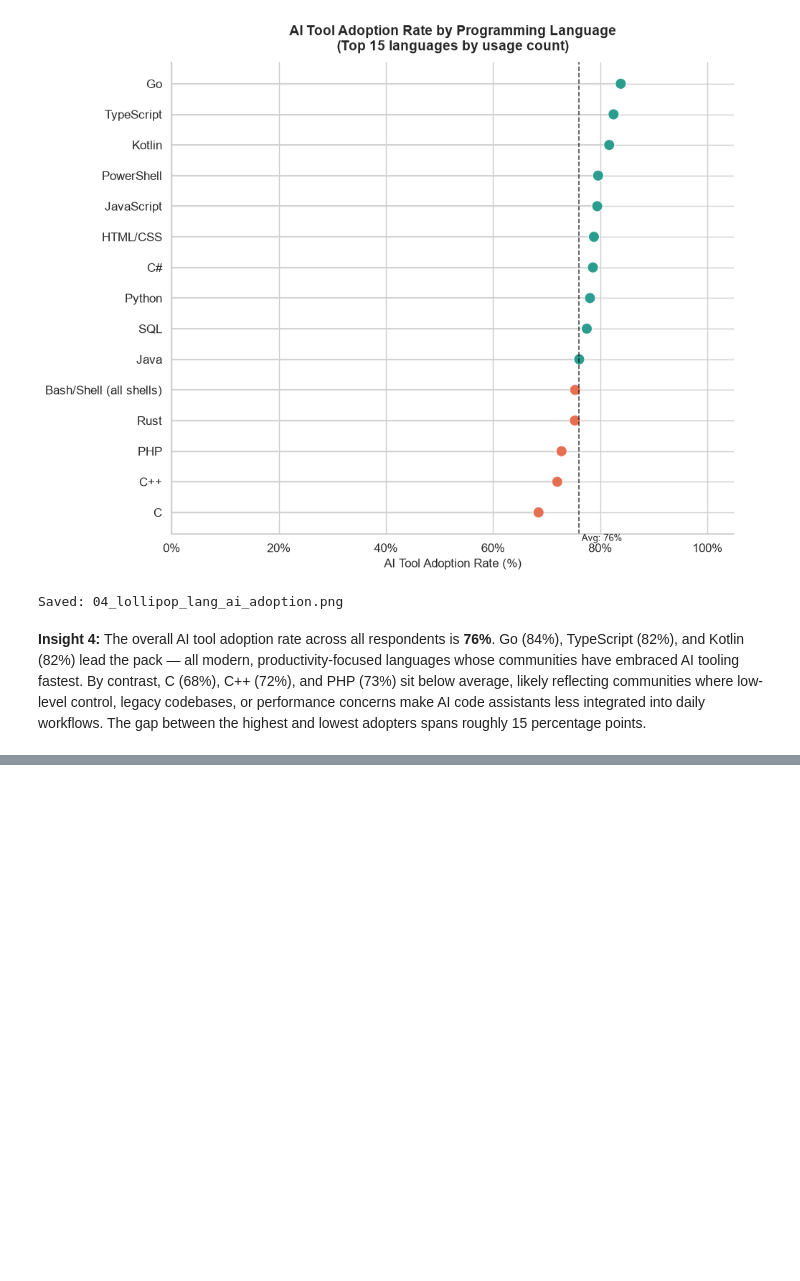
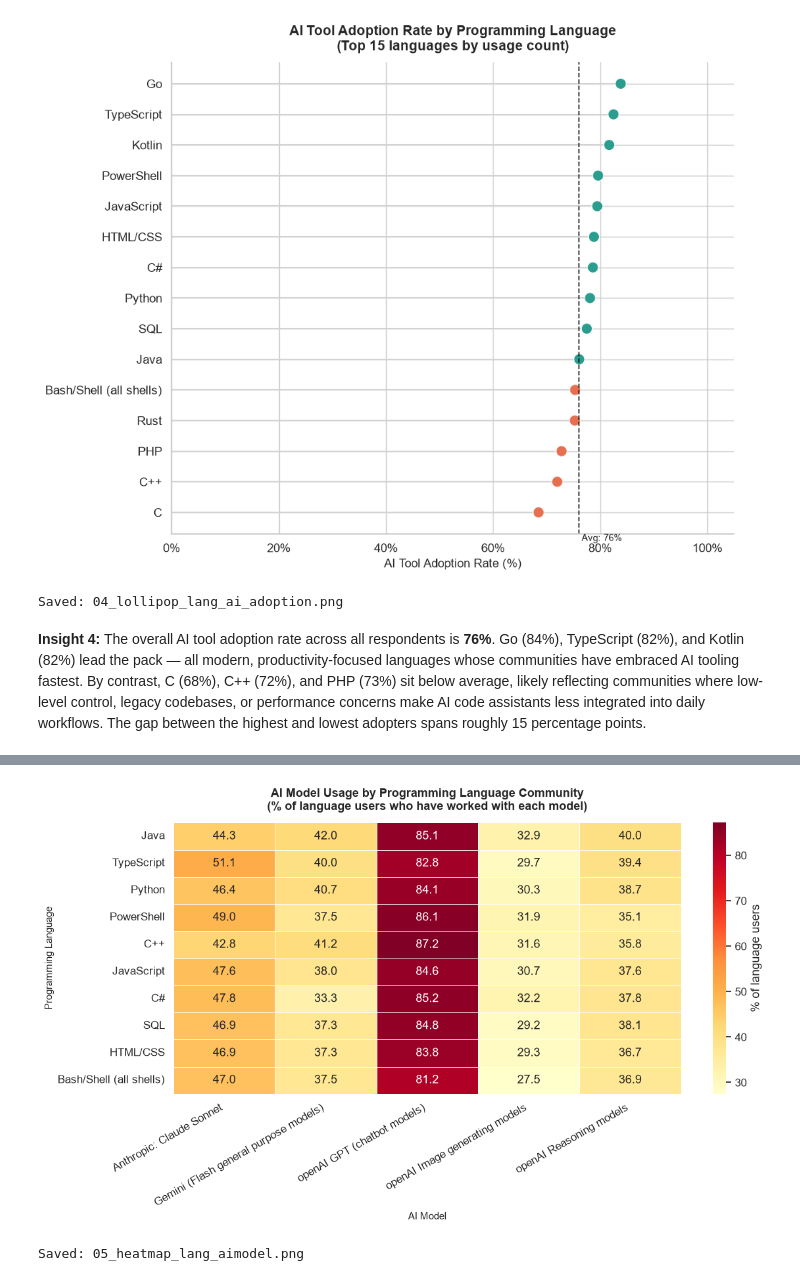
Before and after one commit to DanielAdif/eda-stackoverflow-survey-2025, a Jupyter notebook: notebooks/eda.ipynb, the cells around one changed output, grey strips where cells are left out. Drawn from its saved outputs; the diff is of its cells as text; code cells hidden in the pictures; blank space fills up the shorter version.

Commit message:
feat: add Chart 5 heatmap (language vs AI model)

```diff
--- a/notebooks/eda.ipynb
+++ b/notebooks/eda.ipynb
@@ -425,0 +428,28 @@ Saved: 04_lollipop_lang_ai_adoption.png
+# %%
+lang_ai_df = df[['LanguageHaveWorkedWith', 'AIModelsHaveWorkedWith']].dropna().copy()
+lang_ai_df['lang_list'] = lang_ai_df['LanguageHaveWorkedWith'].str.split(';')
+lang_ai_df['ai_list']   = lang_ai_df['AIModelsHaveWorkedWith'].str.split(';')
+
+lang_exp = lang_ai_df.explode('lang_list')
+lang_exp['lang_list'] = lang_exp['lang_list'].str.strip()
+top10_langs = lang_exp['lang_list'].value_counts().head(10).index.tolist()
+lang_exp = lang_exp[lang_exp['lang_list'].isin(top10_langs)]
+
+records = []
+for lang in top10_langs:
+    subset = lang_exp[lang_exp['lang_list'] == lang]
+    n_lang = len(subset)
+    ai_exp = subset.explode('ai_list')
+    ai_exp['ai_list'] = ai_exp['ai_list'].str.strip()
+    for model, cnt in ai_exp['ai_list'].value_counts().items():
+        records.append({'language': lang, 'ai_model': model,
+                        'pct': round(cnt / n_lang * 100, 1)})
+
+heat_df = pd.DataFrame(records)
+top5_models = heat_df.groupby('ai_model')['pct'].sum().nlargest(5).index.tolist()
+heat_df = heat_df[heat_df['ai_model'].isin(top5_models)]
+heat_pivot = heat_df.pivot(index='language', columns='ai_model', values='pct').fillna(0)
+heat_pivot = heat_pivot.loc[heat_pivot.sum(axis=1).sort_values(ascending=False).index]
+
+print("Top 5 AI models:", top5_models)
+print(heat_pivot.round(1).to_string())
@@ -425,0 +470,17 @@ Saved: 04_lollipop_lang_ai_adoption.png
+# %%
+fig, ax = plt.subplots(figsize=(12, 7))
+sns.heatmap(heat_pivot, annot=True, fmt='.1f', cmap='YlOrRd',
+            linewidths=0.5, linecolor='white', ax=ax,
+            cbar_kws={'label': '% of language users'})
+ax.set_title('AI Model Usage by Programming Language Community\n(% of language users who have worked with each model)',
+             fontsize=13, pad=14, fontweight='bold')
+ax.set_xlabel('AI Model', fontsize=11)
+ax.set_ylabel('Programming Language', fontsize=11)
+plt.xticks(rotation=30, ha='right')
+plt.tight_layout()
+fig.savefig(IMG / '05_heatmap_lang_aimodel.png', dpi=150, bbox_inches='tight')
+plt.show()
+print("Saved: 05_heatmap_lang_aimodel.png")
+# %% [output]
+[figure, added]
+Saved: 05_heatmap_lang_aimodel.png
```
Also changed, not shown: parts of 3 cells of this notebook, 1 other file.
